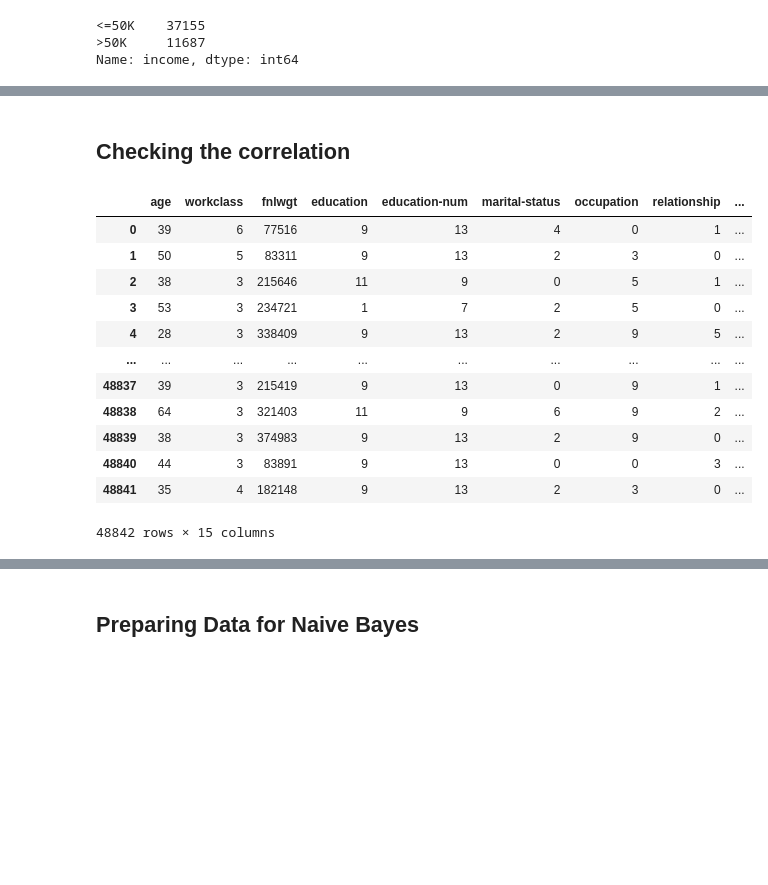
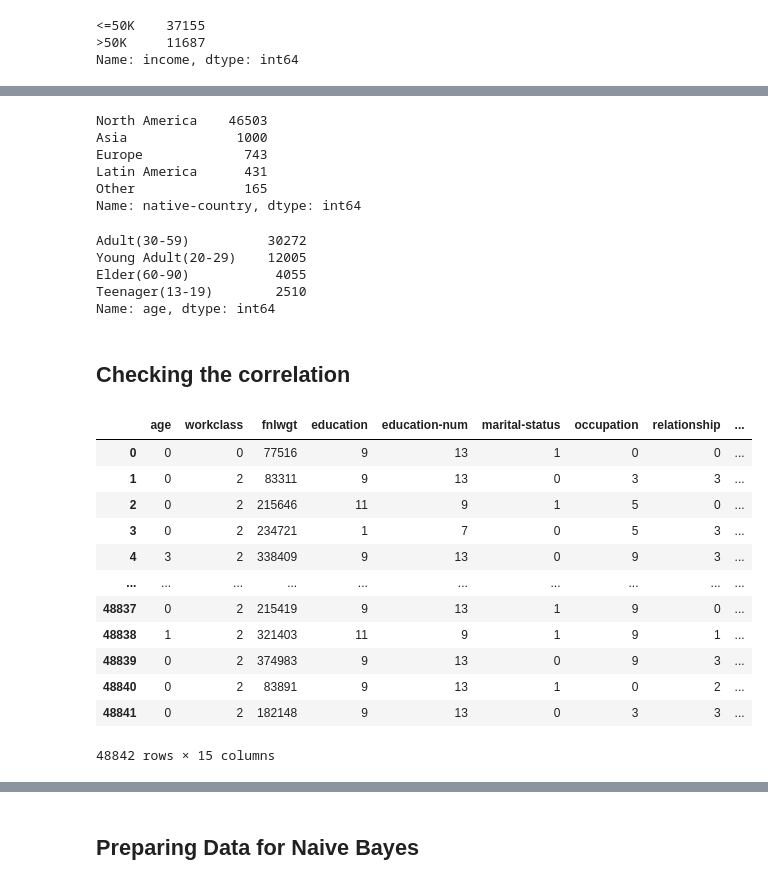
Before and after one commit to Lafri-13/Adult-Census-Income-Classification, a Jupyter notebook: CM2604_ML_CW.ipynb, the cells around one changed output, grey strips where cells are left out. Drawn from its saved outputs; the diff is of its cells as text; code cells hidden in the pictures; blank space fills up the shorter version.

```diff
--- a/CM2604_ML_CW.ipynb
+++ b/CM2604_ML_CW.ipynb
@@ -233,0 +309,3 @@ Name: income, dtype: int64
+# %%
+X_data.loc[:, 'relationship'].replace('Husband','Partner', regex=True, inplace=True)
+X_data.loc[:, 'relationship'].replace('Wife','Partner', regex=True, inplace=True)
@@ -234,3 +341,53 @@ Name: income, dtype: int64
+# %%
+group_native_country = {
+    'North America': ['United-States', 'Mexico', 'Canada', 'Puerto-Rico', 'Cuba', 'Jamaica', 'Dominican-Republic',
+                      'Haiti', 'Nicaragua', 'Outlying-US(Guam-USVI-etc)', 'Trinadad&Tobago', 'Honduras'],
+    'Asia': ['Philippines', 'India', 'China', 'Japan', 'Taiwan', 'Vietnam', 'Iran', 'Hong', 'Thailand', 'Cambodia',
+             'Laos'],
+    'Europe': ['Germany', 'England', 'Italy', 'Poland', 'Portugal', 'France', 'Ireland', 'Scotland', 'Yugoslavia',
+               'Hungary', 'Holand-Netherlands'],
+    'Latin America': ['El-Salvador', 'Guatemala', 'Columbia', 'Peru', 'Ecuador'],
+    'Other': ['South', 'Greece']
+}
+
+def grouping_native_country(native_country):
+  for group, types in group_native_country.items():
+    if native_country in types:
+      return group
+  return "Unkonwn"
+
+X_data['native-country'] = X_data['native-country'].apply(grouping_native_country)
+# %%
+X_data['native-country'].value_counts()
+# %% [output]
+North America    46503
+Asia              1000
+Europe             743
+Latin America      431
+Other              165
+Name: native-country, dtype: int64
+# %%
+def grouping_age(age):
+  if 17 <= age <= 19:
+    return 'Teenager(13-19)'
+  elif 20 <= age <= 29:
+    return 'Young Adult(20-29)'
+  elif 30 <= age <= 59:
+    return 'Adult(30-59)'
+  elif 60 <= age <= 90:
+    return 'Elder(60-90)'
+  else:
+    return 'Other'
+
+X_data['age'] = X_data['age'].apply(grouping_age)
+# %%
+X_data['age'].value_counts()
+# %% [output]
+Adult(30-59)          30272
+Young Adult(20-29)    12005
+Elder(60-90)           4055
+Teenager(13-19)        2510
+Name: age, dtype: int64
 # %% [markdown]
 ## Checking the correlation
 # %%
@@ -238,31 +395,32 @@ X_data_cor = X_data.copy()
 # %%
 from sklearn.preprocessing import LabelEncoder
 label_encoder = LabelEncoder()
 
+X_data_cor['age'] = label_encoder.fit_transform(X_data_cor['age'])
 X_data_cor['workclass'] = label_encoder.fit_transform(X_data_cor['workclass'])
 X_data_cor['education'] = label_encoder.fit_transform(X_data_cor['education'])
 X_data_cor['marital-status'] = label_encoder.fit_transform(X_data_cor['marital-status'])
 X_data_cor['occupation'] = label_encoder.fit_transform(X_data_cor['occupation'])
 X_data_cor['relationship'] = label_encoder.fit_transform(X_data_cor['relationship'])
 X_data_cor['race'] = label_encoder.fit_transform(X_data_cor['race'])
 X_data_cor['sex'] = label_encoder.fit_transform(X_data_cor['sex'])
 X_data_cor['native-country'] = label_encoder.fit_transform(X_data_cor['native-country'])
 X_data_cor['income'] = label_encoder.fit_transform(X_data_cor['income'])
 
 X_data_cor
 # %% [output]
 |  | age | workclass | fnlwgt | education | education-num | marital-status | occupation | relationship | ... |
-| 0 | 39 | 6 | 77516 | 9 | 13 | 4 | 0 | 1 | ... |
-| 1 | 50 | 5 | 83311 | 9 | 13 | 2 | 3 | 0 | ... |
-| 2 | 38 | 3 | 215646 | 11 | 9 | 0 | 5 | 1 | ... |
-| 3 | 53 | 3 | 234721 | 1 | 7 | 2 | 5 | 0 | ... |
-| 4 | 28 | 3 | 338409 | 9 | 13 | 2 | 9 | 5 | ... |
+| 0 | 0 | 0 | 77516 | 9 | 13 | 1 | 0 | 0 | ... |
+| 1 | 0 | 2 | 83311 | 9 | 13 | 0 | 3 | 3 | ... |
+| 2 | 0 | 2 | 215646 | 11 | 9 | 1 | 5 | 0 | ... |
+| 3 | 0 | 2 | 234721 | 1 | 7 | 0 | 5 | 3 | ... |
+| 4 | 3 | 2 | 338409 | 9 | 13 | 0 | 9 | 3 | ... |
 | ... | ... | ... | ... | ... | ... | ... | ... | ... | ... |
-| 48837 | 39 | 3 | 215419 | 9 | 13 | 0 | 9 | 1 | ... |
-| 48838 | 64 | 3 | 321403 | 11 | 9 | 6 | 9 | 2 | ... |
-| 48839 | 38 | 3 | 374983 | 9 | 13 | 2 | 9 | 0 | ... |
-| 48840 | 44 | 3 | 83891 | 9 | 13 | 0 | 0 | 3 | ... |
-| 48841 | 35 | 4 | 182148 | 9 | 13 | 2 | 3 | 0 | ... |
+| 48837 | 0 | 2 | 215419 | 9 | 13 | 1 | 9 | 0 | ... |
+| 48838 | 1 | 2 | 321403 | 11 | 9 | 1 | 9 | 1 | ... |
+| 48839 | 0 | 2 | 374983 | 9 | 13 | 0 | 9 | 3 | ... |
+| 48840 | 0 | 2 | 83891 | 9 | 13 | 1 | 0 | 2 | ... |
+| 48841 | 0 | 2 | 182148 | 9 | 13 | 0 | 3 | 3 | ... |
 48842 rows × 15 columns
 # %%
 import seaborn as sns
```
Also changed, not shown: parts of 24 cells of this notebook.
